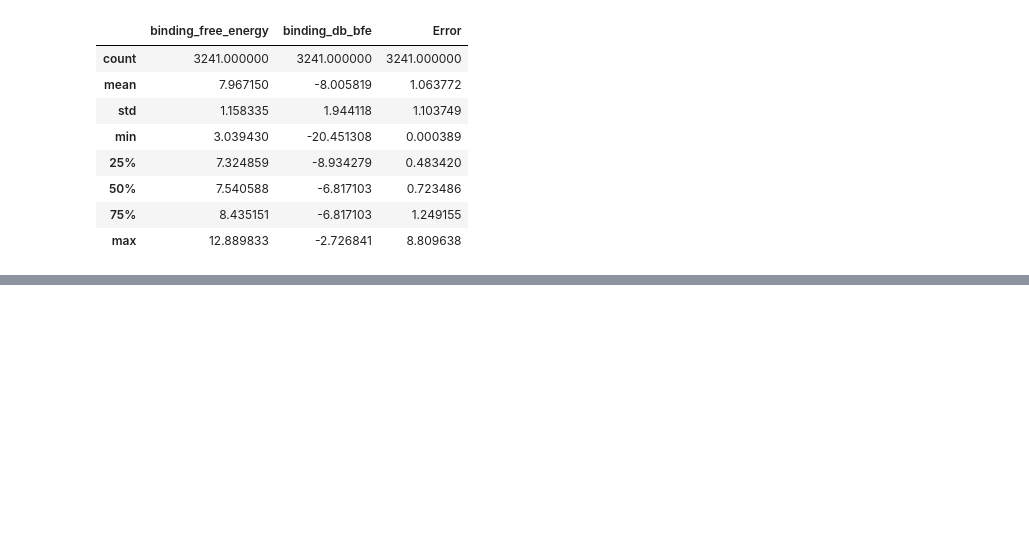
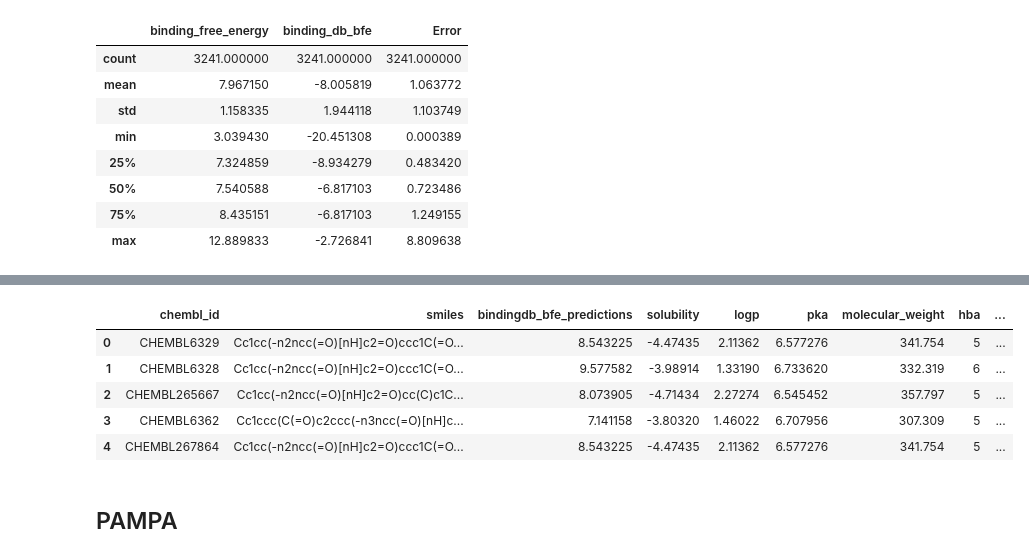
Before and after one commit to Azulene-Labs/SanjitAzuleneLabs, a Jupyter notebook: drug_dataset/enrich_properties/enrich_properties_test.ipynb, the cells around one changed output, grey strips where cells are left out. Drawn from its saved outputs; the diff is of its cells as text; code cells hidden in the pictures; blank space fills up the shorter version.

```diff
--- a/drug_dataset/enrich_properties/enrich_properties_test.ipynb
+++ b/drug_dataset/enrich_properties/enrich_properties_test.ipynb
@@ -441,0 +428,13 @@ bfes.describe() ## shows that predicted binding free energy values are reasonabl
+# %%
+bfe_enriched_data = bfe_enriched_data.drop(columns=['permeability'])
+bfe_enriched_data = bfe_enriched_data.rename(columns={"binding_free_energy": "bindingdb_bfe_predictions"})
+bfe_enriched_data.head()
+# %% [output]
+|  | chembl_id | smiles | bindingdb_bfe_predictions | solubility | logp | pka | molecular_weight | hba | ... |
+| 0 | CHEMBL6329 | Cc1cc(-n2ncc(=O)[nH]c2=O)ccc1C(=O... | 8.543225 | -4.47435 | 2.11362 | 6.577276 | 341.754 | 5 | ... |
+| 1 | CHEMBL6328 | Cc1cc(-n2ncc(=O)[nH]c2=O)ccc1C(=O... | 9.577582 | -3.98914 | 1.33190 | 6.733620 | 332.319 | 6 | ... |
+| 2 | CHEMBL265667 | Cc1cc(-n2ncc(=O)[nH]c2=O)cc(C)c1C... | 8.073905 | -4.71434 | 2.27274 | 6.545452 | 357.797 | 5 | ... |
+| 3 | CHEMBL6362 | Cc1ccc(C(=O)c2ccc(-n3ncc(=O)[nH]c... | 7.141158 | -3.80320 | 1.46022 | 6.707956 | 307.309 | 5 | ... |
+| 4 | CHEMBL267864 | Cc1cc(-n2ncc(=O)[nH]c2=O)ccc1C(=O... | 8.543225 | -4.47435 | 2.11362 | 6.577276 | 341.754 | 5 | ... |
+# %% [markdown]
+## PAMPA
```
Also changed, not shown: parts of 42 cells of this notebook, 5 other files.
